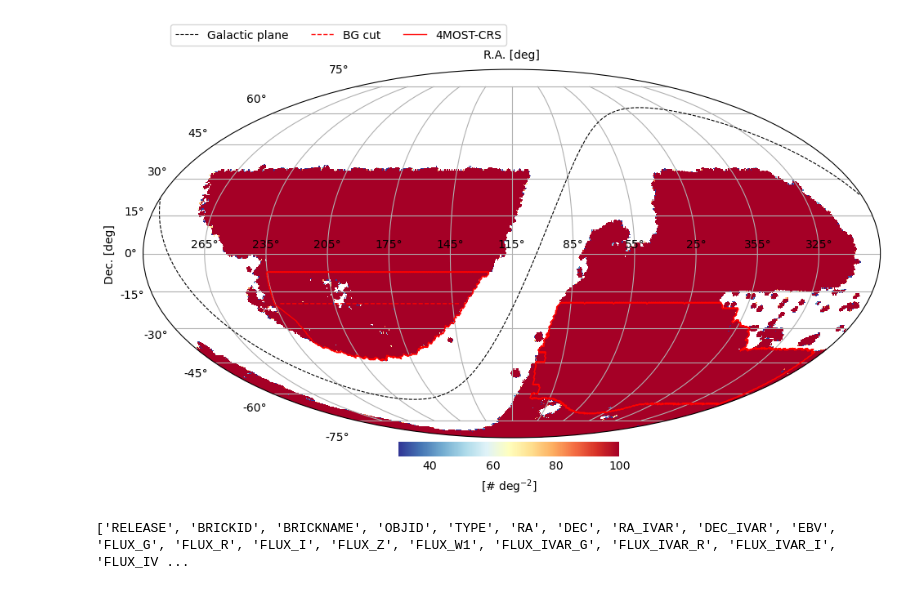
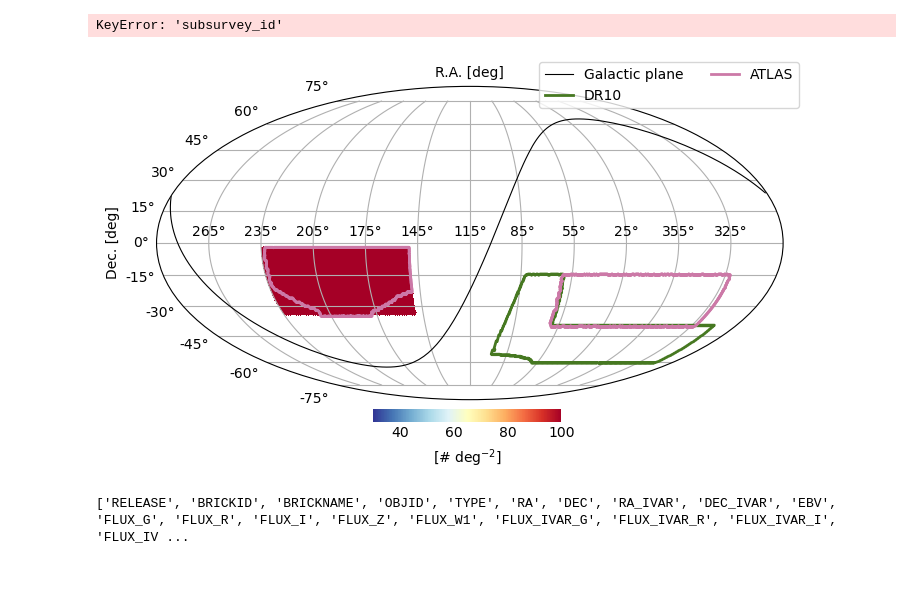
Before and after one commit to 4most-crs/4MOST_CRS_tools, a Jupyter notebook: CRStools/BG_catalogue_investigation.ipynb, the cells around one changed output. Drawn from its saved outputs; the diff is of its cells as text; code cells hidden in the pictures.

```diff
--- a/CRStools/BG_catalogue_investigation.ipynb
+++ b/CRStools/BG_catalogue_investigation.ipynb
@@ -10,2 +8,4 @@ bg_path = '/its/home/bb345/5-4most_data/CRS/target_catalogues/BG/full_legacy_no_
+# %%
+bg_path = '/home/ir-band1/1-research/1-4MOST/1-Data/1-CRS/random_catalogues/QSO_randoms/ATLAS_N_randoms_10000000_fixed.fits'
 # %%
 bg_catalogue = Table.read(bg_path)
@@ -12,8 +34,12 @@ bg_catalogue = Table.read(bg_path)
+# %%
+qso_sel = (bg_catalogue['subsurvey_id'] == 'S0803') | (bg_catalogue['subsurvey_id'] == 'S0804')
+# %% [output]
+KeyError: 'subsurvey_id'
 # %%
-hpmap = utils.create_hp_map(bg_catalogue['RA'], bg_catalogue['DEC'], nside=128)
-utils.plot_moll(hpmap, rot=115, min=30, max=100, fourmost_footprint=True)
+hpmap = utils.create_hp_map(bg_catalogue['RAmax'], bg_catalogue['Decmax'], nside=128)
+utils.plot_moll(hpmap, rot=115, min=30, max=100, fourmost_footprint=False, atlas_fp=True, qso_dr10_fp=True)
 # %% [output]
-[figure, old version]
+[figure, new version]
 # %%
 print(bg_catalogue.colnames)
 # %% [output]
```
Also changed, not shown: parts of 2 cells of this notebook.
